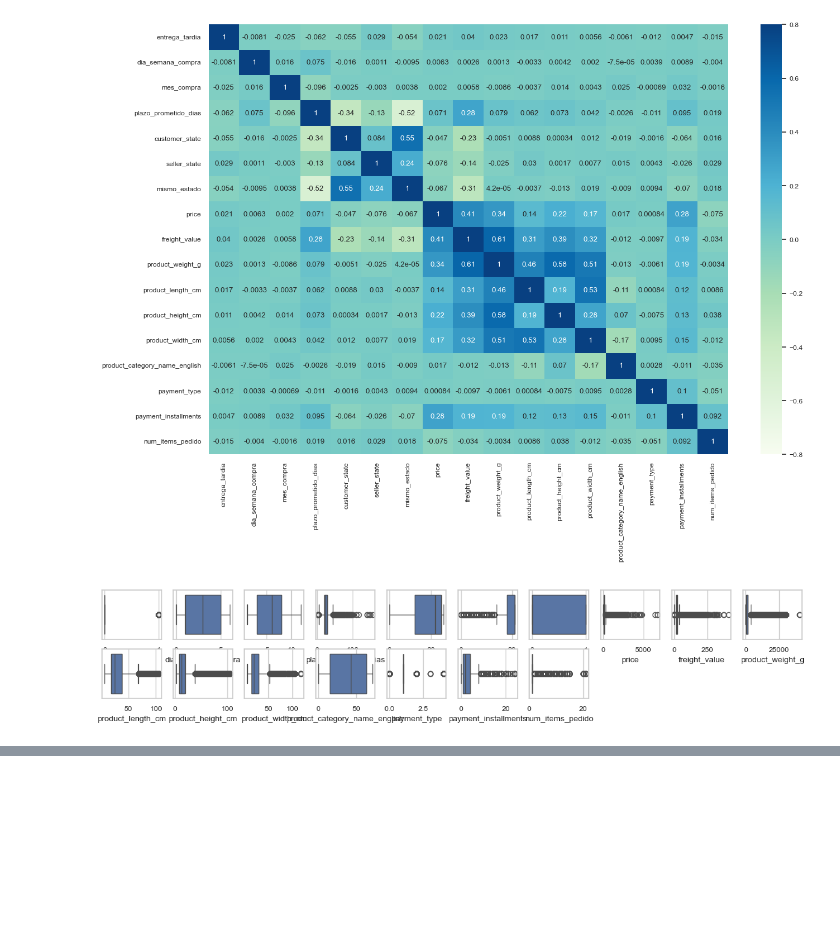
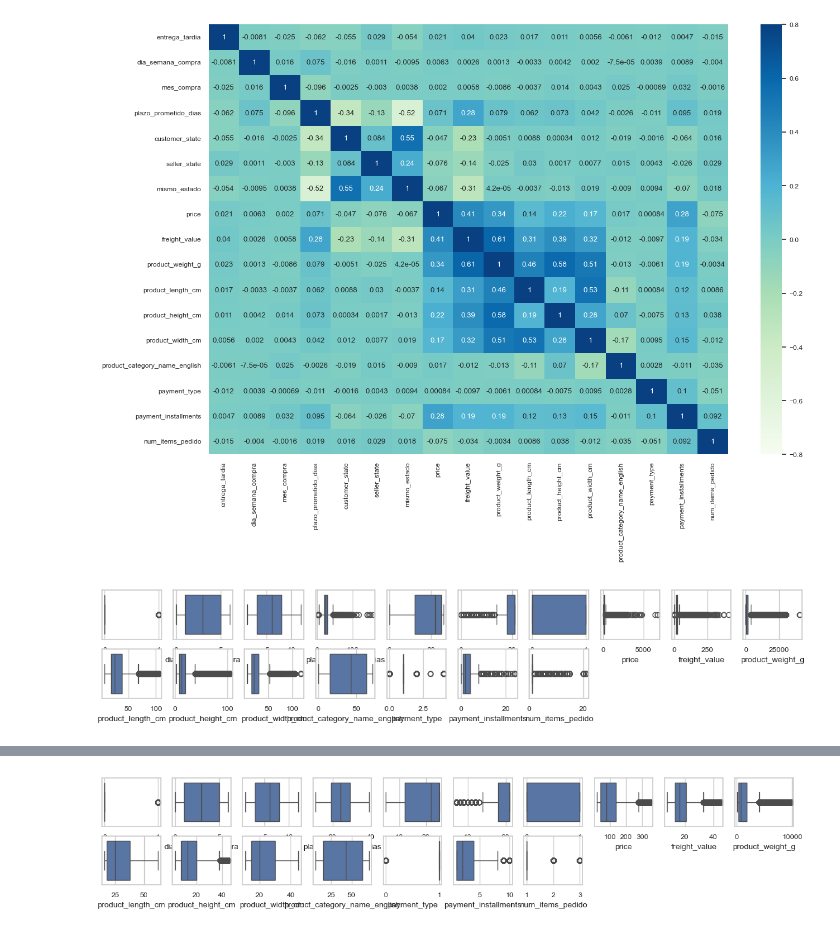
Before and after one commit to Dalzsfn/Olist-analisis, a Jupyter notebook: data/analisis.ipynb, the cells around one changed output, grey strips where cells are left out. Cells and saved outputs as stored; diff of their text form; code cells hidden in the pictures; blank space fills up the shorter version.

```diff
--- a/data/analisis.ipynb
+++ b/data/analisis.ipynb
@@ -297,3 +302,9 @@ for i in enumerate(c):
     sns.boxplot(x=i[1],data=df_limpio)
 # %% [output]
 [figure]
+# %%
+for i in c:
+  q1 = df_limpio[i].quantile(0.05)
+  q4 = df_limpio[i].quantile(0.95)
+  df_limpio[i][df_limpio[i] <= q1] = q1
+  df_limpio[i][df_limpio[i] >= q4] = q4
@@ -299,0 +329,8 @@ for i in enumerate(c):
+# %%
+plt.figure(figsize=(15,10))
+c = df_limpio.columns[:]
+for i in enumerate(c):
+    plt.subplot(8,10,i[0]+1)
+    sns.boxplot(x=i[1],data=df_limpio)
+# %% [output]
+[figure, added]
```
Also changed, not shown: parts of 9 cells of this notebook.
